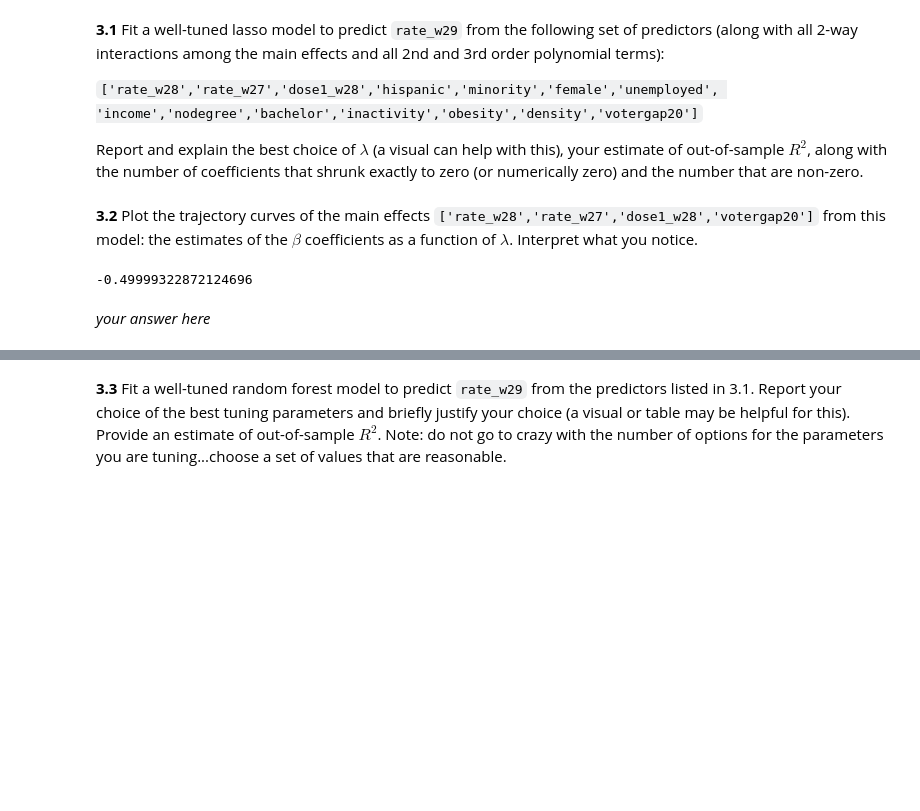
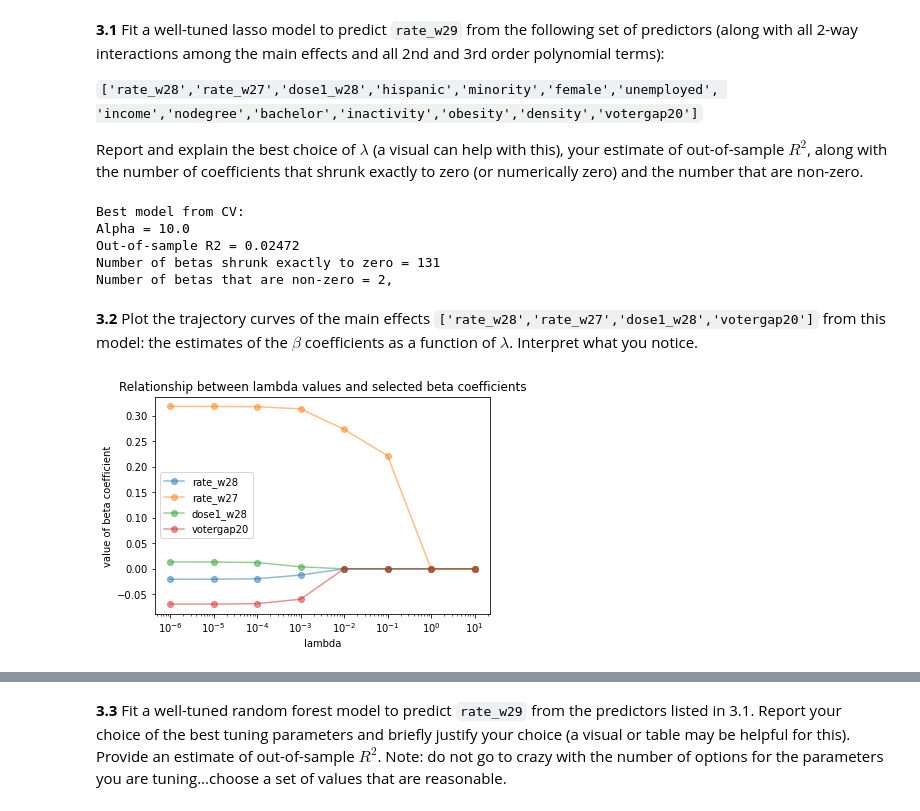
Before and after one commit to kkvalsvik/DataScience_cs109a_Harvard, a Jupyter notebook: cs_s109a_finalexam_2021.ipynb, the cells around one changed output, grey strips where cells are left out. Saved outputs shown, nothing was run; the diff lists cells and outputs as text; code cells hidden in the pictures; blank space fills up the shorter version.

```diff
--- a/cs_s109a_finalexam_2021.ipynb
+++ b/cs_s109a_finalexam_2021.ipynb
@@ -842,41 +860,37 @@ columns_lasso_first_terms = ['rate_w28','rate_w27','dose1_w28','hispanic','minor
 # %%
-# Adding on the 2nd order polynomial terms and 2-way interaction terms:
-from sklearn import preprocessing
-from sklearn.preprocessing import PolynomialFeatures
-two_way_X = PolynomialFeatures(2,include_bias=False).fit_transform(X_std)
-two_way_X.shape
-# Adding on the 3nd order polynomial terms:
-third_order_terms = X_std**3
-full_X = np.append(two_way_X, third_order_terms, axis = 1)
-
-
-# Standardizing the variables:
-from sklearn.preprocessing import StandardScaler
-scaler = StandardScaler().fit(full_X)
-X_std = scaler.transform(full_X)
-X_std = pd.DataFrame(X_std)
-y_std = StandardScaler().fit_transform(covid_clean[['rate_w29']])
-y_test_std = StandardScaler().fit_transform(covid_clean[['rate_w30']])
-# y_std.ravel()
-
-
 # Using LassoCV:
 from sklearn.linear_model import LassoCV
 Lasso_object = LassoCV(alphas=(1e-4, 1e-2, 1, 5, 10, 15, 50), cv=5, max_iter=10000)
 Lasso_object.fit(full_X, y_std.ravel())
 
-Lasso_object.alpha_
-
-print("Best model from CV:\nAlpha = {}\nOut-of-sample R2 = {:.4}\nNumber of betas not shrunk to zero = {}\nNumber of betas shrunk to zero = {}, ".format(
-    Lasso_object.alpha_, Lasso_object.score(X_std, y_test_std.ravel()), len(Lasso_object.coef_), len(Lasso_object.coef_)-full_X.shape[1]))
+print("Best model from CV:\nAlpha = {}\nOut-of-sample R2 = {:.4}\nNumber of betas shrunk exactly to zero = {}\nNumber of betas that are non-zero = {}, ".format(
+    Lasso_object.alpha_, Lasso_object.score(full_X, y_test_std.ravel()), full_X.shape[1]-sum(Lasso_object.coef_!=0),  sum(Lasso_object.coef_!=0)))
+# %% [output]
+Best model from CV:
+Alpha = 10.0
+Out-of-sample R2 = 0.02472
+Number of betas shrunk exactly to zero = 131
+Number of betas that are non-zero = 2,
 # %% [markdown]
 **3.2** Plot the trajectory curves of the main effects `['rate_w28','rate_w27','dose1_w28','votergap20']` from this model: the estimates of the $\beta$ coefficients as a function of $\lambda$.  Interpret what you notice.
-# %%
-######
-# your code here
-######
-Lasso_object.score(full_X, covid_clean['rate_w29'])
-# %% [output]
--0.49999322872124696
-# %% [markdown]
-*your answer here*
+# %%
+#3.2:
+main_effects = ['rate_w28','rate_w27','dose1_w28','votergap20']
+lambdas = 10.0**(np.arange(-6,2))  #[1e-4, 1e-2, 1, 5, 10, 15, 50]
+coef_list = []
+for a in lambdas:
+    Lasso_object = LassoCV(alphas=([a]), cv=5, max_iter=10000).fit(full_X, y_std.ravel())
+    coef_list.append(Lasso_object.coef_[[5,1,2,13]])
+coef_list = np.array(coef_list)
+# %%
+# Plotting the 4 selected predictors:
+for i in range(4):
+    plt.plot(10.0**(np.arange(-6,2)), coef_list[:,i],  marker='o', label=main_effects[i], alpha=0.5)
+plt.legend()
+plt.xlabel('lambda')
+plt.ylabel('value of beta coefficient')
+plt.title('Relationship between lambda values and selected beta coefficients')
+plt.xscale('log')
+plt.show()
+# %% [output]
+[figure, added]
```
Also changed, not shown: parts of 5 cells of this notebook.
